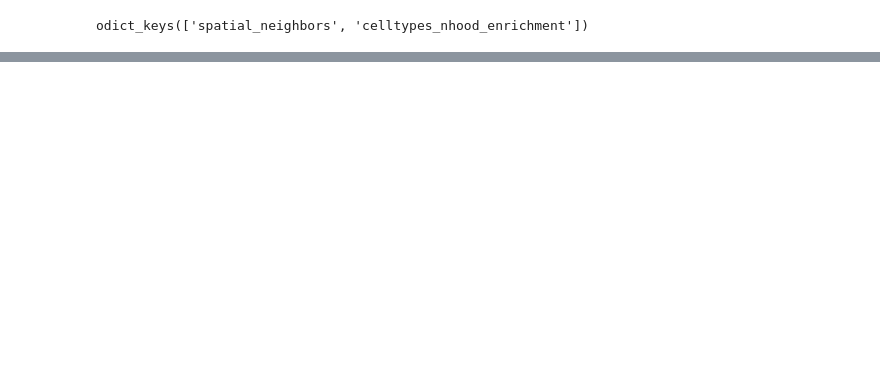
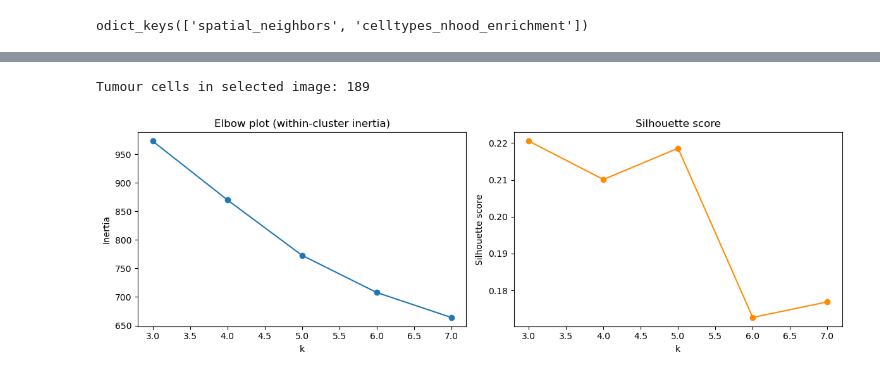
Before and after one commit to zofiarewak/UW-BiolSys-Project3, a Jupyter notebook: SpatialProteomics.ipynb, the cells around one changed output, grey strips where cells are left out. Saved outputs shown, nothing was run; the diff lists cells and outputs as text; code cells hidden in the pictures; blank space fills up the shorter version.

```diff
--- a/SpatialProteomics.ipynb
+++ b/SpatialProteomics.ipynb
@@ -405,0 +467,48 @@ odict_keys(['spatial_neighbors', 'celltypes_nhood_enrichment'])
+# %%
+# Filter to Tumor cells in the selected image (from Task 4)
+tumor_s = adata_s[adata_s.obs['celltypes'] == 'Tumor'].copy()
+
+tumor_markers7 = ['Ecad', 'CarbonicAnhydrase', 'Ki67',
+                  'PDL1', 'Ido1', 'VISTA', 'SMA', 'cleavedPARP']
+
+def get_expr(a, marker):
+    col = int(np.where(a.var['marker'] == marker)[0][0])
+    return a.layers['exprs_arcsinh'][:, col]
+
+X7 = StandardScaler().fit_transform(
+    np.column_stack([get_expr(tumor_s, m) for m in tumor_markers7])
+)
+print(f'Tumour cells in selected image: {X7.shape[0]}')
+# %% [output]
+Tumour cells in selected image: 189
+# %%
+# K-means grid search k = 3..7
+k_vals7   = list(range(3, 8))
+inertias7 = []
+sils7     = []
+
+for k in k_vals7:
+    km = KMeans(n_clusters=k, random_state=42, n_init=10)
+    km.fit(X7)
+    inertias7.append(km.inertia_)
+    sils7.append(
+        silhouette_score(X7, km.labels_,
+                         sample_size=min(len(X7), 2000), random_state=42)
+    )
+
+fig, axes = plt.subplots(1, 2, figsize=(12, 4))
+
+axes[0].plot(k_vals7, inertias7, marker='o')
+axes[0].set_xlabel('k')
+axes[0].set_ylabel('Inertia')
+axes[0].set_title('Elbow plot (within-cluster inertia)')
+
+axes[1].plot(k_vals7, sils7, marker='o', color='darkorange')
+axes[1].set_xlabel('k')
+axes[1].set_ylabel('Silhouette score')
+axes[1].set_title('Silhouette score')
+
+plt.tight_layout()
+plt.show()
+# %% [output]
+[figure, added]
```
Also changed, not shown: parts of 24 cells of this notebook, 1 other file.
